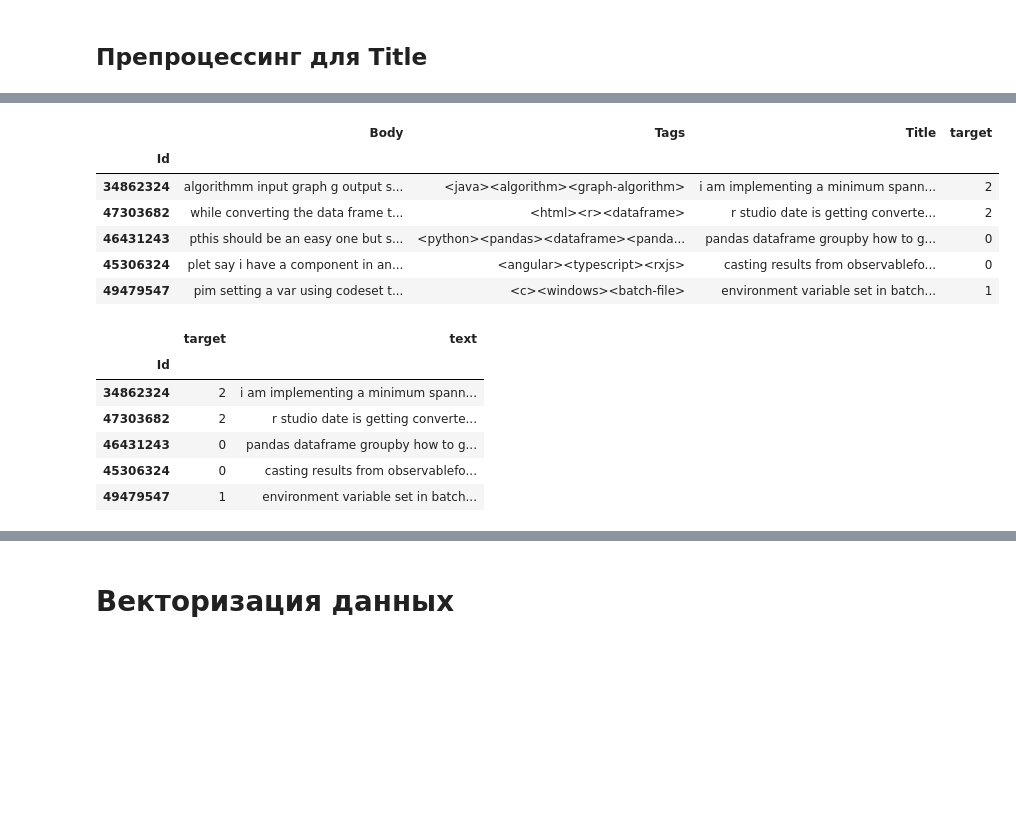
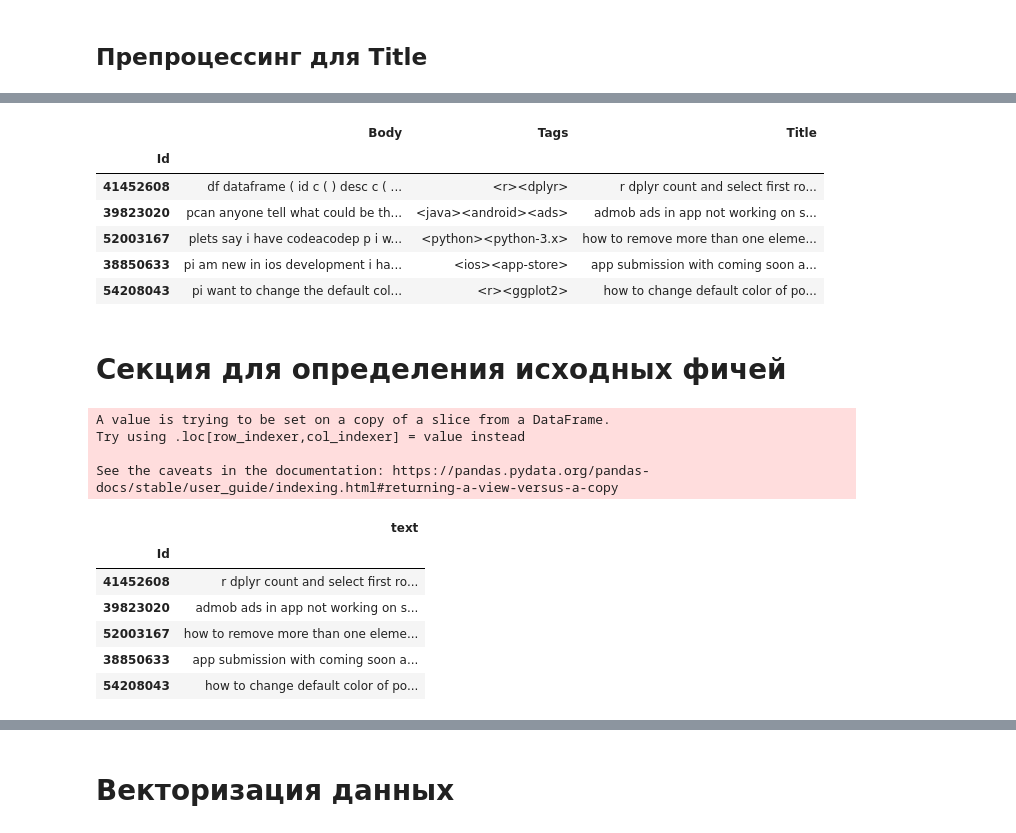
Before and after one commit to DaniilRoman/nlp_course, a Jupyter notebook: NLP_1.ipynb, the cells around one changed output, grey strips where cells are left out. Cells and saved outputs as stored; diff of their text form; code cells hidden in the pictures; blank space fills up the shorter version.

```diff
--- a/NLP_1.ipynb
+++ b/NLP_1.ipynb
@@ -29,0 +46,3 @@ train.head()
+# %%
+raw_target = raw_train['target']
+raw_data   = raw_train.drop(['target'], axis = 1)
@@ -29,0 +69,3 @@ train.head()
+# %%
+train_data, test_data, train_target, test_target = train_test_split(raw_data, raw_target,
+                                                                    test_size=0.25, random_state=47)
@@ -116,5 +190,5 @@ I've used simple objects for vertex,edge and tree. And for their sets, used arra
 # %% [markdown]
 ### Выполним препроцессинг для данных
 # %%
-train['Body'] = train['Body'].apply(body_preprocess)
-test ['Body'] = test ['Body'].apply(body_preprocess)
+train_data['Body'] = train_data['Body'].apply(body_preprocess)
+test_data ['Body'] = test_data ['Body'].apply(body_preprocess)
@@ -136,5 +220,5 @@ def title_preprocessing(text):
     text = tokenize_by_word(text)
     return text.lower()
 # %%
-train['Title'] = train['Title'].apply(title_preprocessing)
-test ['Title'] = test ['Title'].apply(title_preprocessing)
+train_data['Title'] = train_data['Title'].apply(title_preprocessing)
+test_data ['Title'] = test_data ['Title'].apply(title_preprocessing)
@@ -141,11 +235,13 @@ test ['Title'] = test ['Title'].apply(title_preprocessing)
 # %%
-train.head()
+train_data.head()
 # %% [output]
-|  | Body | Tags | Title | target |
-| Id |  |  |  |  |
-| 34862324 | algorithmm input graph g output s... | <java><algorithm><graph-algorithm> | i am implementing a minimum spann... | 2 |
-| 47303682 | while converting the data frame t... | <html><r><dataframe> | r studio date is getting converte... | 2 |
-| 46431243 | pthis should be an easy one but s... | <python><pandas><dataframe><panda... | pandas dataframe groupby how to g... | 0 |
-| 45306324 | plet say i have a component in an... | <angular><typescript><rxjs> | casting results from observablefo... | 0 |
-| 49479547 | pim setting a var using codeset t... | <c><windows><batch-file> | environment variable set in batch... | 1 |
+|  | Body | Tags | Title |
+| Id |  |  |  |
+| 41452608 | df dataframe ( id c ( ) desc c ( ... | <r><dplyr> | r dplyr count and select first ro... |
+| 39823020 | pcan anyone tell what could be th... | <java><android><ads> | admob ads in app not working on s... |
+| 52003167 | plets say i have codeacodep p i w... | <python><python-3.x> | how to remove more than one eleme... |
+| 38850633 | pi am new in ios development i ha... | <ios><app-store> | app submission with coming soon a... |
+| 54208043 | pi want to change the default col... | <r><ggplot2> | how to change default color of po... |
+# %% [markdown]
+# Секция для определения исходных фичей
 # %%
@@ -154,10 +251,18 @@ data = train.drop(['Tags', 'Title', 'Body'], axis=1)
+# %%
+train_data = get_raw_features(train_data)
+test_data = get_raw_features(test_data)
+# %% [output]
+A value is trying to be set on a copy of a slice from a DataFrame.
+Try using .loc[row_indexer,col_indexer] = value instead
+
+See the caveats in the documentation: https://pandas.pydata.org/pandas-docs/stable/user_guide/indexing.html#returning-a-view-versus-a-copy
 # %%
-data.head()
+train_data.head()
 # %% [output]
-|  | target | text |
-| Id |  |  |
-| 34862324 | 2 | i am implementing a minimum spann... |
-| 47303682 | 2 | r studio date is getting converte... |
-| 46431243 | 0 | pandas dataframe groupby how to g... |
-| 45306324 | 0 | casting results from observablefo... |
-| 49479547 | 1 | environment variable set in batch... |
+|  | text |
+| Id |  |
+| 41452608 | r dplyr count and select first ro... |
+| 39823020 | admob ads in app not working on s... |
+| 52003167 | how to remove more than one eleme... |
+| 38850633 | app submission with coming soon a... |
+| 54208043 | how to change default color of po... |
```
Also changed, not shown: parts of 30 cells of this notebook.
